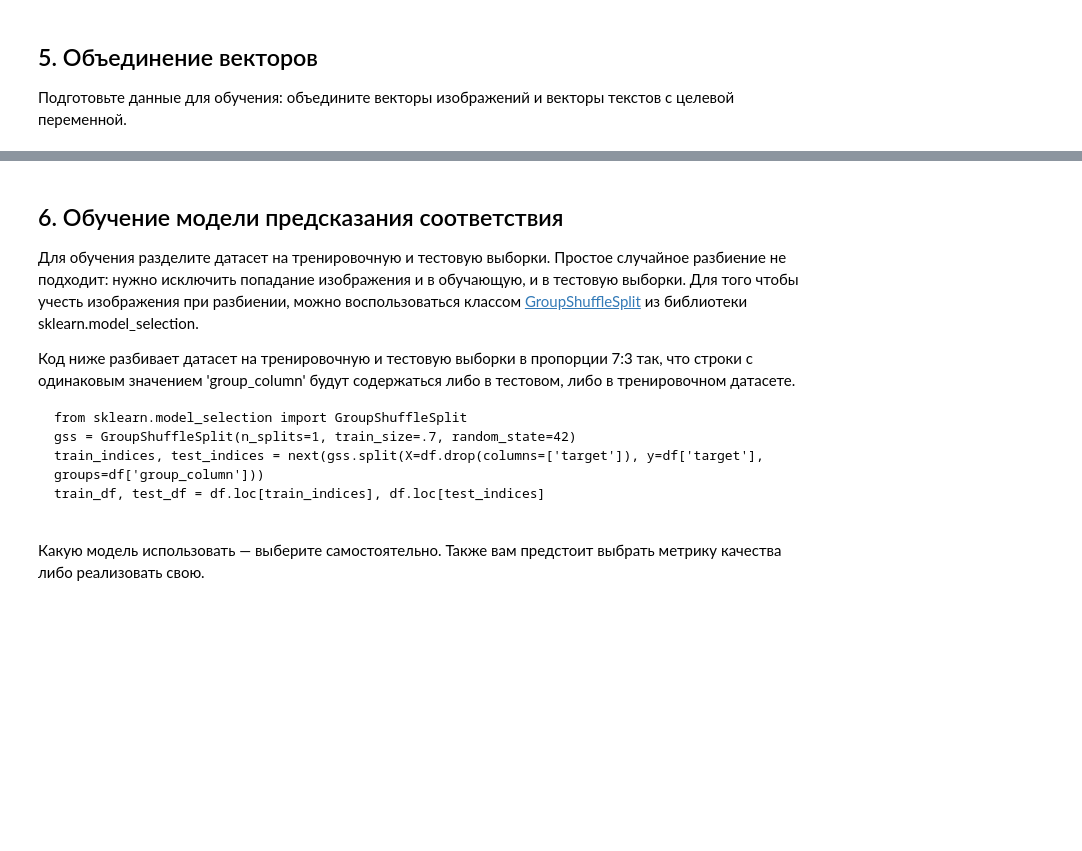
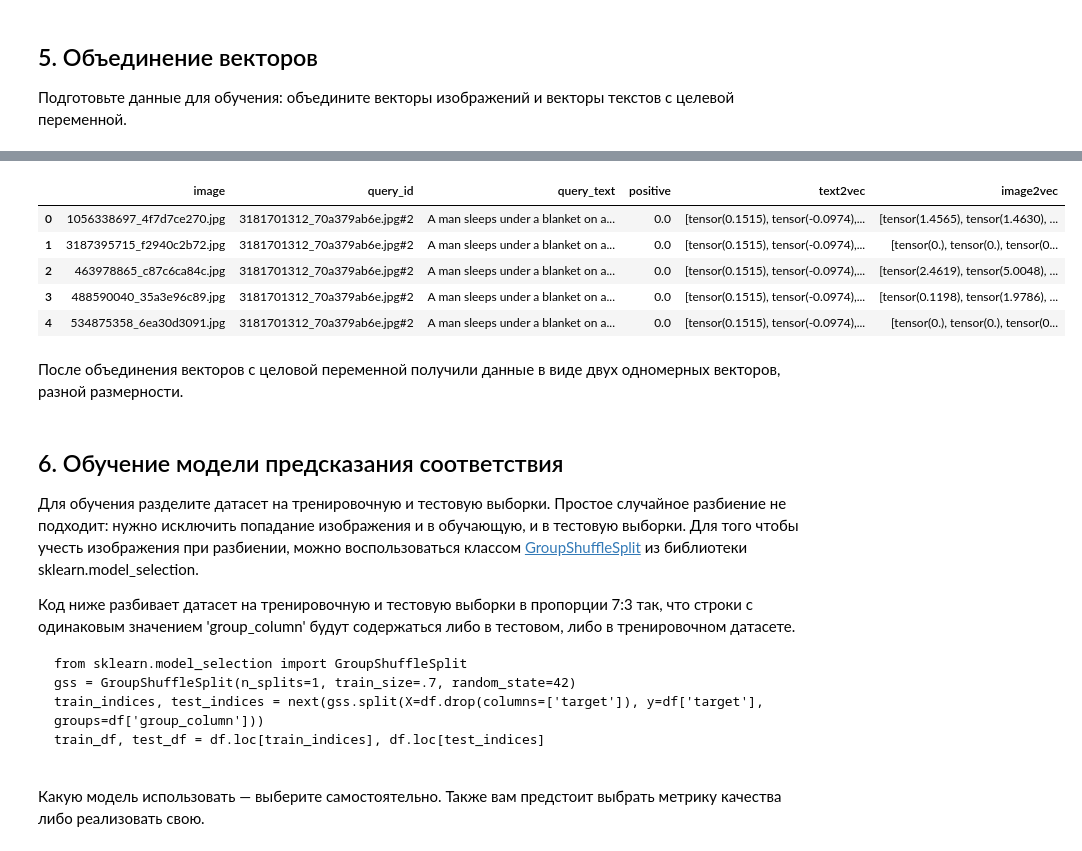
Before and after one commit to akrasnov87/project4, a Jupyter notebook: 7d06bc6b-1477-4e0b-b653-e8eb505aa175.ipynb, the cells around one changed output, grey strips where cells are left out. Cells and saved outputs as stored; diff of their text form; code cells hidden in the pictures; blank space fills up the shorter version.

```diff
--- a/7d06bc6b-1477-4e0b-b653-e8eb505aa175.ipynb
+++ b/7d06bc6b-1477-4e0b-b653-e8eb505aa175.ipynb
@@ -571,3 +600,24 @@ __Вопрос__: правильно ли была выполнена векто
+# %%
+train_dataset.reset_index(inplace=True)
+# %%
+def image2vector(row):
+    img = row['image']
+    return image_vectors[img]
+# %%
+train_dataset['image2vec'] = train_dataset.apply(image2vector, axis=1)
+# %%
+df = train_dataset.copy()
+# %%
+df.head()
+# %% [output]
+|  | image | query_id | query_text | positive | text2vec | image2vec |
+| 0 | 1056338697_4f7d7ce270.jpg | 3181701312_70a379ab6e.jpg#2 | A man sleeps under a blanket on a... | 0.0 | [tensor(0.1515), tensor(-0.0974),... | [tensor(1.4565), tensor(1.4630), ... |
+| 1 | 3187395715_f2940c2b72.jpg | 3181701312_70a379ab6e.jpg#2 | A man sleeps under a blanket on a... | 0.0 | [tensor(0.1515), tensor(-0.0974),... | [tensor(0.), tensor(0.), tensor(0... |
+| 2 | 463978865_c87c6ca84c.jpg | 3181701312_70a379ab6e.jpg#2 | A man sleeps under a blanket on a... | 0.0 | [tensor(0.1515), tensor(-0.0974),... | [tensor(2.4619), tensor(5.0048), ... |
+| 3 | 488590040_35a3e96c89.jpg | 3181701312_70a379ab6e.jpg#2 | A man sleeps under a blanket on a... | 0.0 | [tensor(0.1515), tensor(-0.0974),... | [tensor(0.1198), tensor(1.9786), ... |
+| 4 | 534875358_6ea30d3091.jpg | 3181701312_70a379ab6e.jpg#2 | A man sleeps under a blanket on a... | 0.0 | [tensor(0.1515), tensor(-0.0974),... | [tensor(0.), tensor(0.), tensor(0... |
+# %% [markdown]
+После объединения векторов с целовой переменной получили данные в виде двух одномерных векторов, разной размерности.
 # %% [markdown]
 ## 6. Обучение модели предсказания соответствия
 
```
Also changed, not shown: parts of 19 cells of this notebook.
